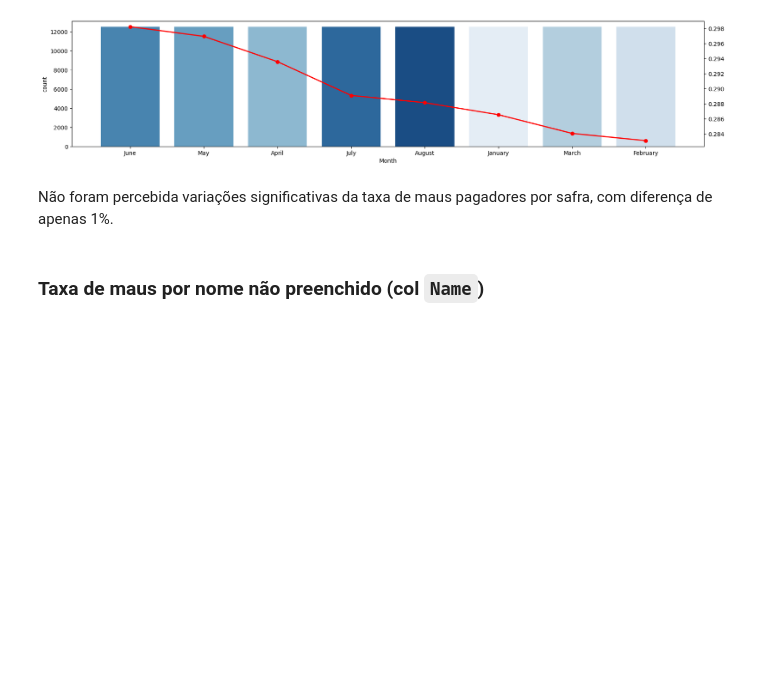
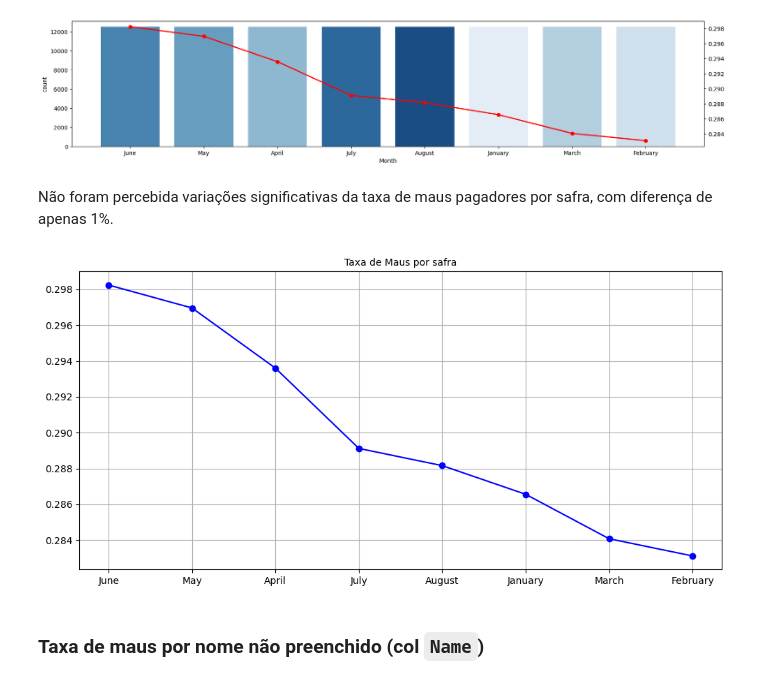
Before and after one commit to deborabmfreitas/credit-score-prediction, a Jupyter notebook: 1.exploratory-data-analysis.ipynb, the cells around one changed output. Cells and saved outputs as stored; diff of their text form; code cells hidden in the pictures; blank space fills up the shorter version.

```diff
--- a/credit-score-prediction.ipynb
+++ b/1.exploratory-data-analysis.ipynb
@@ -191,6 +191,20 @@ plt.show()
 [figure]
 # %% [markdown]
 Não foram percebida variações significativas da taxa de maus pagadores por safra, com diferença de apenas 1%.
+# %%
+# Taxa de maus por safra
+x_maus_safra = train.groupby('Month')['target'].mean().sort_values(ascending=False)
+
+# Criar gráfico de linha para a taxa de maus por mês
+plt.figure(figsize=(10, 5))
+plt.plot(x_maus_safra.index, x_maus_safra.values, marker='o', color='b', linestyle='-')
+plt.title('Taxa de Maus por safra', fontsize=10)
+
+plt.grid(True)
+plt.tight_layout()  # Ajustando o layout para evitar sobreposição
+plt.show()
+# %% [output]
+[figure, added]
 # %% [markdown]
 ### Taxa de maus por nome não preenchido (col `Name`)
 # %% [markdown]
```
Also changed, not shown: parts of 47 cells of this notebook.
